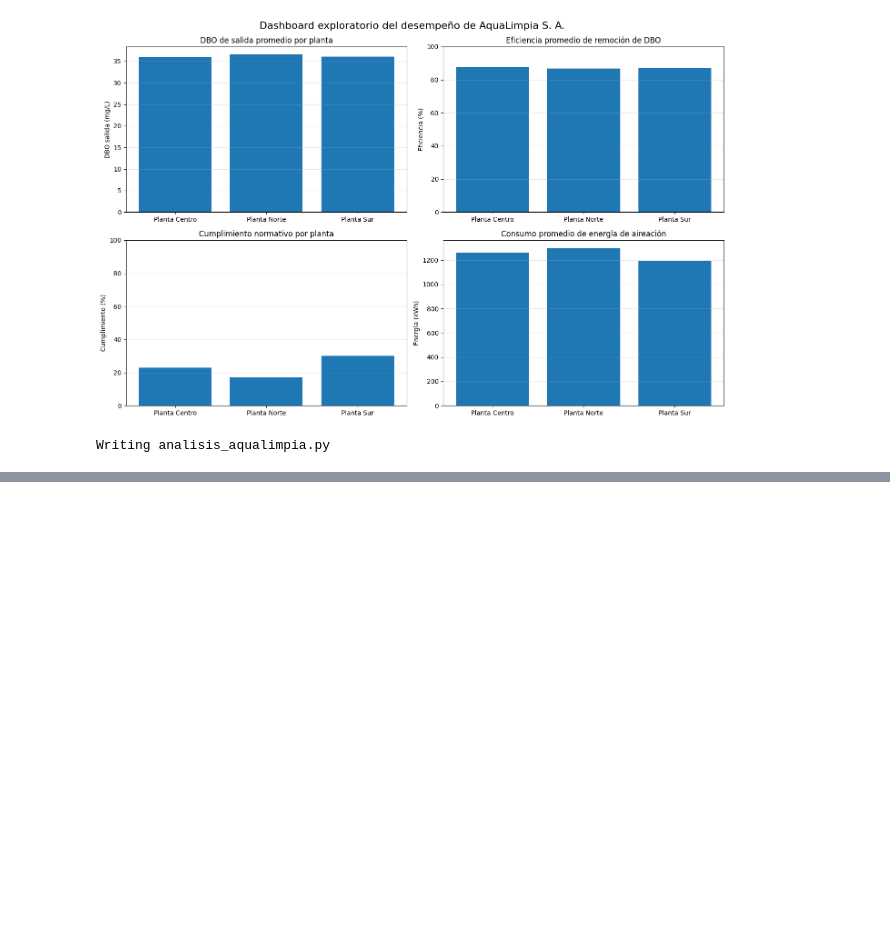
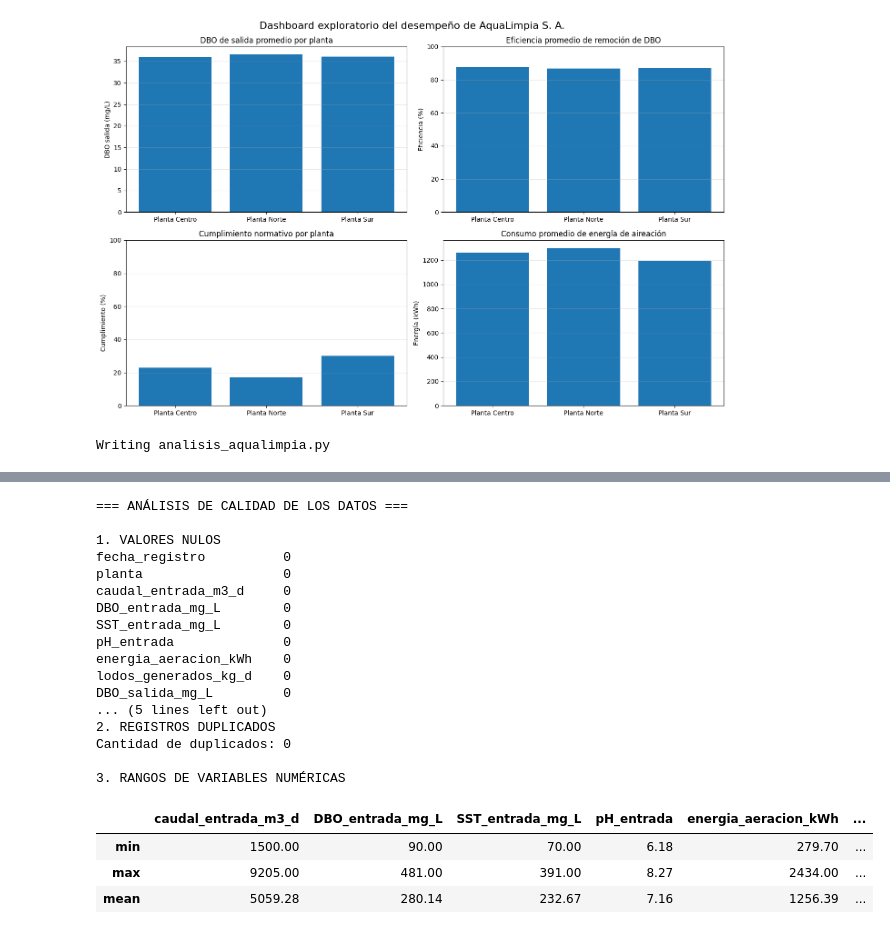
Before and after one commit to arturoquilodranv-a11y/Arturo_quilodran_valenzuela, a Jupyter notebook: Semana_8_Ciencia_de_Datos/tarea_semana8_ciencia_de_datos.ipynb, the cells around one changed output, grey strips where cells are left out. Drawn from its saved outputs; the diff is of its cells as text; code cells hidden in the pictures; blank space fills up the shorter version.

```diff
--- a/Semana_8_Ciencia_de_Datos/tarea_semana8_ciencia_de_datos.ipynb
+++ b/Semana_8_Ciencia_de_Datos/tarea_semana8_ciencia_de_datos.ipynb
@@ -269,0 +493,78 @@ Writing analisis_aqualimpia.py
+# %%
+# PREGUNTA 5 - Análisis de calidad de los datos
+
+import pandas as pd
+import numpy as np
+
+print("=== ANÁLISIS DE CALIDAD DE LOS DATOS ===")
+
+# 1. Completitud
+print("\n1. VALORES NULOS")
+print(df.isnull().sum())
+print("Total de valores nulos:", df.isnull().sum().sum())
+
+# 2. Duplicados
+print("\n2. REGISTROS DUPLICADOS")
+print("Cantidad de duplicados:", df.duplicated().sum())
+
+# 3. Estadísticas para detectar valores extremos
+variables_numericas = [
+    "caudal_entrada_m3_d",
+    "DBO_entrada_mg_L",
+    "SST_entrada_mg_L",
+    "pH_entrada",
+    "energia_aeracion_kWh",
+    "lodos_generados_kg_d",
+    "DBO_salida_mg_L"
+]
+
+print("\n3. RANGOS DE VARIABLES NUMÉRICAS")
+rangos = df[variables_numericas].agg(["min", "max", "mean"]).round(2)
+display(rangos)
+
+# 4. Consistencia de variables categóricas
+print("\n4. PLANTAS REGISTRADAS")
+print(df["planta"].value_counts())
+
+print("\n5. CUMPLIMIENTO NORMATIVO")
+print(df["cumplimiento_norma"].value_counts())
+
+# 5. Detección de valores atípicos mediante IQR
+print("\n6. POSIBLES VALORES ATÍPICOS (MÉTODO IQR)")
+
+for columna in variables_numericas:
+    Q1 = df[columna].quantile(0.25)
+    Q3 = df[columna].quantile(0.75)
+    IQR = Q3 - Q1
+
+    limite_inferior = Q1 - 1.5 * IQR
+    limite_superior = Q3 + 1.5 * IQR
+
+    atipicos = df[
+        (df[columna] < limite_inferior) |
+        (df[columna] > limite_superior)
+    ]
+
+    print(f"{columna}: {len(atipicos)} posibles valores atípicos")
+# %% [output]
+=== ANÁLISIS DE CALIDAD DE LOS DATOS ===
+
+1. VALORES NULOS
+fecha_registro          0
+planta                  0
+caudal_entrada_m3_d     0
+DBO_entrada_mg_L        0
+SST_entrada_mg_L        0
+pH_entrada              0
+energia_aeracion_kWh    0
+lodos_generados_kg_d    0
+DBO_salida_mg_L         0
+... (5 lines left out)
+2. REGISTROS DUPLICADOS
+Cantidad de duplicados: 0
+
+3. RANGOS DE VARIABLES NUMÉRICAS
+|  | caudal_entrada_m3_d | DBO_entrada_mg_L | SST_entrada_mg_L | pH_entrada | energia_aeracion_kWh | ... |
+| min | 1500.00 | 90.00 | 70.00 | 6.18 | 279.70 | ... |
+| max | 9205.00 | 481.00 | 391.00 | 8.27 | 2434.00 | ... |
+| mean | 5059.28 | 280.14 | 232.67 | 7.16 | 1256.39 | ... |
```
Also changed, not shown: parts of 6 cells of this notebook.
